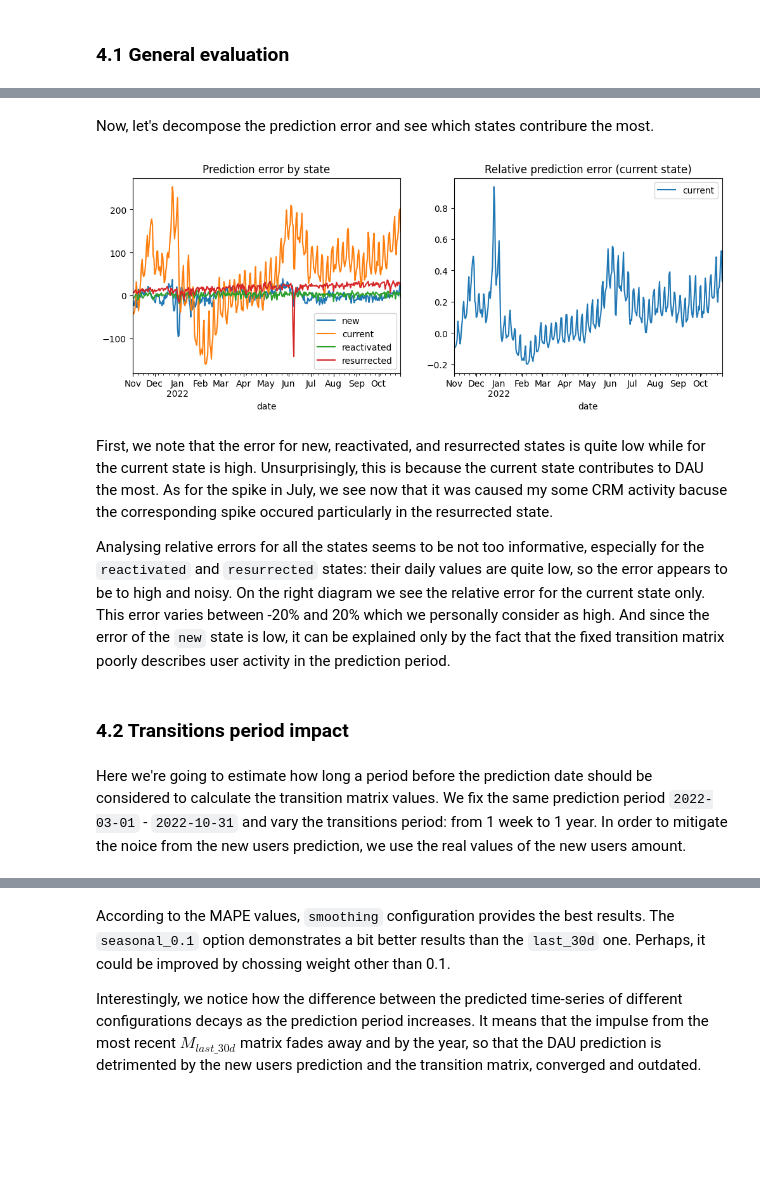
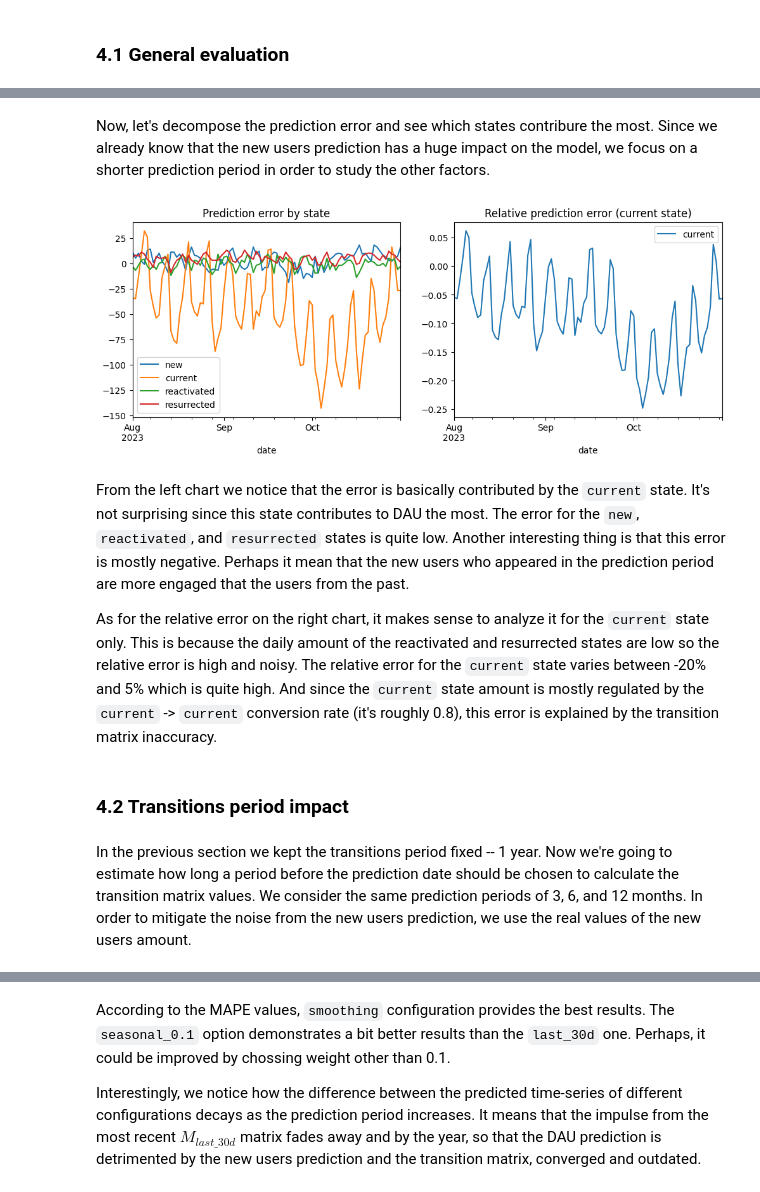
Before and after one commit to wowone/wowone.github.io, a Jupyter notebook: posts/2024-11-01_dau_prediction/dau_prediction.ipynb, the cells around one changed output, grey strips where cells are left out. Saved outputs shown, nothing was run; the diff lists cells and outputs as text; code cells hidden in the pictures; blank space fills up the shorter version.

Commit message:
current version

```diff
--- a/posts/2024-11-01_dau_prediction/dau_prediction.ipynb
+++ b/posts/2024-11-01_dau_prediction/dau_prediction.ipynb
@@ -152,0 +159,2 @@ new_users_pred = new_users_pred\
+# %%
+new_users_pred = predict_new_users(PREDICTION_START, PREDICTION_END, new_users)
@@ -200,7 +210,7 @@ For readability purposes we split the following SQL query into multiple subqueri
 import duckdb
 
 DATASET_START = '2020-11-01'
-DATASET_END = '2022-10-31'
+DATASET_END = '2023-10-31'
 OBSERVATION_START = '2020-10-01'
 
 query = f"""
@@ -324,7 +334,7 @@ def get_transition_matrix(transitions, date1, date2):
 # %% [markdown]
 As a baseline, let's calculate the transition matrix for the whole year from `2021-11-01` to `2022-10-31`.
 # %%
-M = get_transition_matrix(transitions, '2021-11-01', '2022-10-31')
+M = get_transition_matrix(transitions, '2022-11-01', '2023-10-31')
 M
 # %% [output]
 | state_to | new | current | reactivated | resurrected | at_risk_wau | at_risk_mau | dormant |
@@ -495,15 +509,20 @@ import re
 from sklearn.metrics import mean_absolute_percentage_error
 
 
-def make_prediction(prediction_start, prediction_end, new_users, mode='last_30d'):
+def make_prediction(prediction_start, prediction_end, new_users_mode='predict', transition_period='last_30d'):
     prediction_start_minus_1d = pd.to_datetime(prediction_start) - pd.Timedelta('1d')
     state0 = get_state0(prediction_start_minus_1d)
 
-    if mode.startswith('last_'):
-        shift = int(re.search(r'last_(\d+)d', mode).group(1))
+    if new_users_mode == 'predict':
+        new_users_pred = predict_new_users(prediction_start, prediction_end, new_users, show_plot=False)
+    elif new_users_mode == 'true':
+        new_users_pred = new_users.copy()
+
+    if transition_period.startswith('last_'):
+        shift = int(re.search(r'last_(\d+)d', transition_period).group(1))
         transitions_start = pd.to_datetime(prediction_start) - pd.Timedelta(shift, 'd')
         M = get_transition_matrix(transitions, transitions_start, prediction_start_minus_1d)
-        dau_pred = predict_dau(M, state0, prediction_start, prediction_end, new_users)
+        dau_pred = predict_dau(M, state0, prediction_start, prediction_end, new_users_pred)
     else:
         transitions_start = pd.to_datetime(prediction_start) - pd.Timedelta(30, 'd')
         M_last_month = get_transition_matrix(transitions, transitions_start, prediction_start_minus_1d)
@@ -518,10 +537,10 @@ def make_prediction(prediction_start, prediction_end, new_users, mode='last_30d'
             transitions_month_end = prediction_month_end - pd.Timedelta('365D')
 
             M_seasonal = get_transition_matrix(transitions, transitions_month_start, transitions_month_end)
-            if mode == 'smoothing':
+            if transition_period == 'smoothing':
                 i = min(i, 12)
                 M = M_seasonal * i / (N - 1)  + (1 - i / (N - 1)) * M_last_month
-            elif mode == 'seasonal_0.1':
+            elif transition_period == 'seasonal_0.1':
                 M = 0.1 * M_seasonal + 0.9 * M_last_month
 
             dau_tmp = predict_dau(M, state0, prediction_month_start, prediction_month_end, new_users_pred)
@@ -531,17 +550,22 @@ def make_prediction(prediction_start, prediction_end, new_users, mode='last_30d'
 
     return dau_pred
 
-def prediction_details(dau_true, dau_pred, show_plot=True):
+def prediction_details(dau_true, dau_pred, show_plot=True, ax=None):
     y_true = dau_true.reindex(dau_pred.index)['dau']
     y_pred = dau_pred['dau']
     mape = mean_absolute_percentage_error(y_true, y_pred)
 
     if show_plot:
-        y_true.plot(label='DAU true')
-        y_pred.plot(label='DAU pred')
         prediction_start = str(y_true.index.min().date())
         prediction_end = str(y_true.index.max().date())
-        plt.title(f'DAU prediction, {prediction_start} - {prediction_end}')
-        plt.legend()
-
+        if ax is None:
+            y_true.plot(label='DAU true')
+            y_pred.plot(label='DAU pred')
+            plt.title(f'DAU prediction, {prediction_start} - {prediction_end}')
+            plt.legend()
+        else:
+            y_true.plot(label='DAU true', ax=ax)
+            y_pred.plot(label='DAU pred', ax=ax)
+            ax.set_title(f'DAU prediction, {prediction_start} - {prediction_end}')
+            ax.legend()
     return mape
@@ -585,30 +610,31 @@ It's clear now that the predicted DAU trend changes coincide with the new users
 # %% [markdown]
-Now, let's decompose the prediction error and see which states contribure the most.
+Now, let's decompose the prediction error and see which states contribure the most. Since we already know that the new users prediction has a huge impact on the model, we focus on a shorter prediction period in order to study the other factors.
 # %%
 #| code-fold: true
 #| code-summary: Toggle the code
 
 dau_component_cols = ['new', 'current', 'reactivated', 'resurrected']
 
+dau_pred = make_prediction('2023-08-01', '2023-10-31', new_users_mode='predict', transition_period='last_365d')
 figure, (ax1, ax2) = plt.subplots(1, 2, figsize=(12, 4))
 
 dau_pred[dau_component_cols]\
     .subtract(dau_true[dau_component_cols])\
     .reindex(dau_pred.index)\
     .plot(title='Prediction error by state', ax=ax1)
 
 dau_pred[['current']]\
     .subtract(dau_true[['current']])\
     .div(dau_true[['current']])\
     .reindex(dau_pred.index)\
     .plot(title='Relative prediction error (current state)', ax=ax2);
 # %% [output]
-[figure, old version]
+[figure, new version]
 # %% [markdown]
-First, we note that the error for new, reactivated, and resurrected states is quite low while for the current state is high. Unsurprisingly, this is because the current state contributes to DAU the most. As for the spike in July, we see now that it was caused my some CRM activity bacuse the corresponding spike occured particularly in the resurrected state.
+From the left chart we notice that the error is basically contributed by the `current` state. It's not surprising since this state contributes to DAU the most. The error for the `new`, `reactivated`, and `resurrected` states is quite low. Another interesting thing is that this error is mostly negative. Perhaps it mean that the new users who appeared in the prediction period are more engaged that the users from the past.
 
-Analysing relative errors for all the states seems to be not too informative, especially for the `reactivated` and `resurrected` states: their daily values are quite low, so the error appears to be to high and noisy. On the right diagram we see the relative error for the current state only. This error varies between -20% and 20% which we personally consider as high. And since the error of the `new` state is low, it can be explained only by the fact that the fixed transition matrix poorly describes user activity in the prediction period.
+As for the relative error on the right chart, it makes sense to analyze it for the `current` state only. This is because the daily amount of the reactivated and resurrected states are low so the relative error is high and noisy. The relative error for the `current` state varies between -20% and 5% which is quite high. And since the `current` state amount is mostly regulated by the `current` -> `current` conversion rate (it's roughly 0.8), this error is explained by the transition matrix inaccuracy.
 # %% [markdown]
 ### 4.2 Transitions period impact
 # %% [markdown]
-Here we're going to estimate how long a period before the prediction date should be considered to calculate the transition matrix values. We fix the same prediction period `2022-03-01` - `2022-10-31` and vary the transitions period: from 1 week to 1 year. In order to mitigate the noice from the new users prediction, we use the real values of the new users amount.
+In the previous section we kept the transitions period fixed -- 1 year. Now we're going to estimate how long a period before the prediction date should be chosen to calculate the transition matrix values. We consider the same prediction periods of 3, 6, and 12 months. In order to mitigate the noise from the new users prediction, we use the real values of the new users amount.
```
Also changed, not shown: parts of 40 cells of this notebook, 23 other files.
